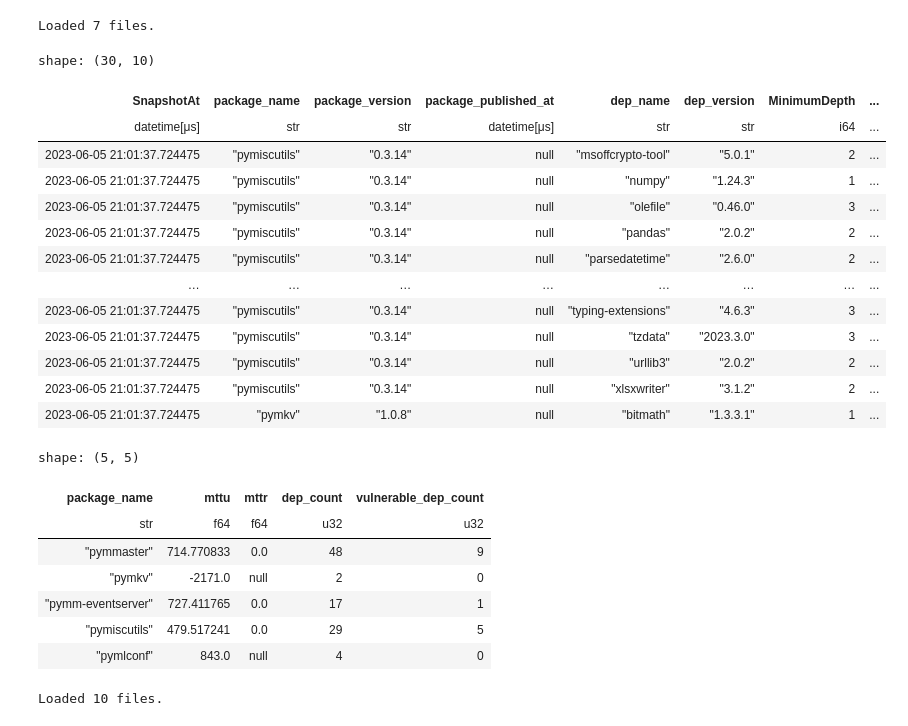
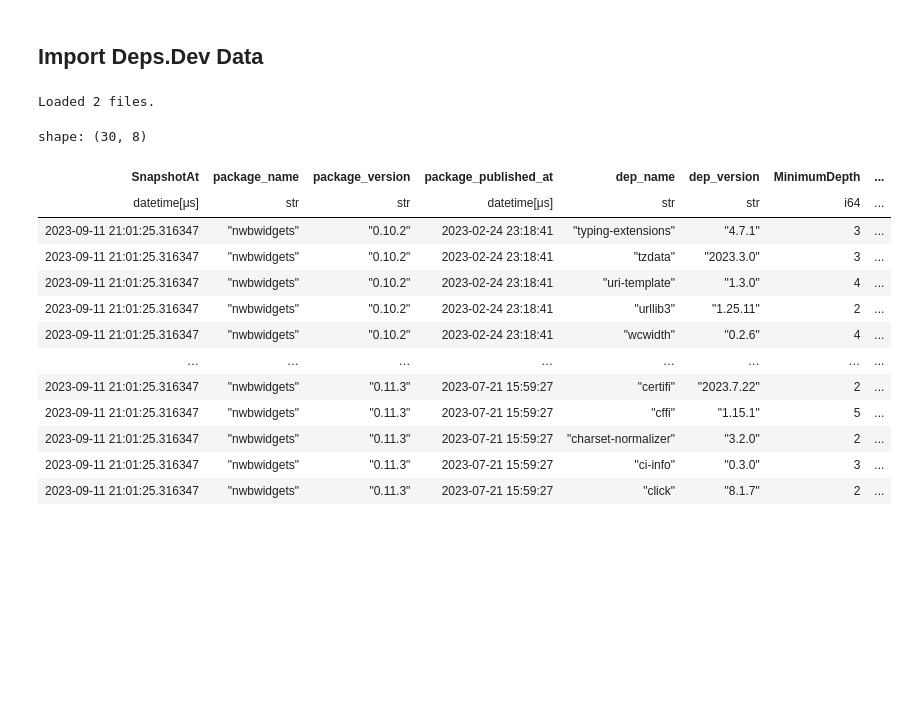
Before and after one commit to shcherbin/mads-siads-699-winter-2026-capstone, a Jupyter notebook: notebooks/EDA/mttu_explore.ipynb, the cells around one changed output. Saved outputs shown, nothing was run; the diff lists cells and outputs as text; code cells hidden in the pictures; blank space fills up the shorter version.

Commit message:
chore: update code to match results of Zahan analysis

```diff
--- a/notebooks/EDA/mttu_explore.ipynb
+++ b/notebooks/EDA/mttu_explore.ipynb
@@ -1,13 +15,12 @@
+# %% [markdown]
+## Import Deps.Dev Data
 # %%
 path_pattern = "/workspaces/mads-siads-699-winter-2026-capstone/notebooks/data/source_data/initial_dataset/*.parquet"
 # %%
-import polars as pl
-import glob
-
 all_files = sorted(glob.glob(path_pattern))
-first_x = all_files[3:10]
+first_x = all_files[8:10]
 if first_x:
-    df_deps = pl.read_parquet(first_x, n_rows=100)
+    df_deps = pl.read_parquet(first_x, n_rows=200)
     print(f"Loaded {len(first_x)} files.")
 # %% [output]
-Loaded 7 files.
+Loaded 2 files.
@@ -73,35 +27,17 @@ df_results = pl.concat([df_deps, df_metrics], how="horizontal")
 # %%
-df_results.head(30)
+df_deps.head(30)
 # %% [output]
-shape: (30, 10)
+shape: (30, 8)
 | SnapshotAt | package_name | package_version | package_published_at | dep_name | dep_version | MinimumDepth | ... |
 | datetime[μs] | str | str | datetime[μs] | str | str | i64 | ... |
-| 2023-06-05 21:01:37.724475 | "pymiscutils" | "0.3.14" | null | "msoffcrypto-tool" | "5.0.1" | 2 | ... |
-| 2023-06-05 21:01:37.724475 | "pymiscutils" | "0.3.14" | null | "numpy" | "1.24.3" | 1 | ... |
-| 2023-06-05 21:01:37.724475 | "pymiscutils" | "0.3.14" | null | "olefile" | "0.46.0" | 3 | ... |
-| 2023-06-05 21:01:37.724475 | "pymiscutils" | "0.3.14" | null | "pandas" | "2.0.2" | 2 | ... |
-| 2023-06-05 21:01:37.724475 | "pymiscutils" | "0.3.14" | null | "parsedatetime" | "2.6.0" | 2 | ... |
+| 2023-09-11 21:01:25.316347 | "nwbwidgets" | "0.10.2" | 2023-02-24 23:18:41 | "typing-extensions" | "4.7.1" | 3 | ... |
+| 2023-09-11 21:01:25.316347 | "nwbwidgets" | "0.10.2" | 2023-02-24 23:18:41 | "tzdata" | "2023.3.0" | 3 | ... |
+| 2023-09-11 21:01:25.316347 | "nwbwidgets" | "0.10.2" | 2023-02-24 23:18:41 | "uri-template" | "1.3.0" | 4 | ... |
+| 2023-09-11 21:01:25.316347 | "nwbwidgets" | "0.10.2" | 2023-02-24 23:18:41 | "urllib3" | "1.25.11" | 2 | ... |
+| 2023-09-11 21:01:25.316347 | "nwbwidgets" | "0.10.2" | 2023-02-24 23:18:41 | "wcwidth" | "0.2.6" | 4 | ... |
 | … | … | … | … | … | … | … | ... |
-| 2023-06-05 21:01:37.724475 | "pymiscutils" | "0.3.14" | null | "typing-extensions" | "4.6.3" | 3 | ... |
-| 2023-06-05 21:01:37.724475 | "pymiscutils" | "0.3.14" | null | "tzdata" | "2023.3.0" | 3 | ... |
-| 2023-06-05 21:01:37.724475 | "pymiscutils" | "0.3.14" | null | "urllib3" | "2.0.2" | 2 | ... |
-| 2023-06-05 21:01:37.724475 | "pymiscutils" | "0.3.14" | null | "xlsxwriter" | "3.1.2" | 2 | ... |
-| 2023-06-05 21:01:37.724475 | "pymkv" | "1.0.8" | null | "bitmath" | "1.3.3.1" | 1 | ... |
+| 2023-09-11 21:01:25.316347 | "nwbwidgets" | "0.11.3" | 2023-07-21 15:59:27 | "certifi" | "2023.7.22" | 2 | ... |
+| 2023-09-11 21:01:25.316347 | "nwbwidgets" | "0.11.3" | 2023-07-21 15:59:27 | "cffi" | "1.15.1" | 5 | ... |
+| 2023-09-11 21:01:25.316347 | "nwbwidgets" | "0.11.3" | 2023-07-21 15:59:27 | "charset-normalizer" | "3.2.0" | 2 | ... |
+| 2023-09-11 21:01:25.316347 | "nwbwidgets" | "0.11.3" | 2023-07-21 15:59:27 | "ci-info" | "0.3.0" | 3 | ... |
+| 2023-09-11 21:01:25.316347 | "nwbwidgets" | "0.11.3" | 2023-07-21 15:59:27 | "click" | "8.1.7" | 2 | ... |
-# %%
-mttr_mttu_df = df_results.group_by("package_name").agg([
-    pl.col("ttu_days").mean().alias("mttu"),
-    pl.col("ttr_days").mean().alias("mttr"),
-    pl.len().alias("dep_count"),
-    pl.col("ttr_days").drop_nulls().count().alias("vulnerable_dep_count")
-])
-
-mttr_mttu_df.head(30)
-# %% [output]
-shape: (5, 5)
-| package_name | mttu | mttr | dep_count | vulnerable_dep_count |
-| str | f64 | f64 | u32 | u32 |
-| "pymmaster" | 714.770833 | 0.0 | 48 | 9 |
-| "pymkv" | -2171.0 | null | 2 | 0 |
-| "pymm-eventserver" | 727.411765 | 0.0 | 17 | 1 |
-| "pymiscutils" | 479.517241 | 0.0 | 29 | 5 |
-| "pymlconf" | 843.0 | null | 4 | 0 |
@@ -115,9 +43,0 @@ df_results.write_parquet(
-# %%
-path_pattern = "/workspaces/mads-siads-699-winter-2026-capstone/notebooks/data/source_data/pypi_scorecards/*.parquet"
-all_files = sorted(glob.glob(path_pattern))
-first_x = all_files[:10]
-if first_x:
-    df_scorecard = pl.read_parquet(first_x)
-    print(f"Loaded {len(first_x)} files.")
-# %% [output]
-Loaded 10 files.
```
Also changed, not shown: parts of 16 cells of this notebook.
